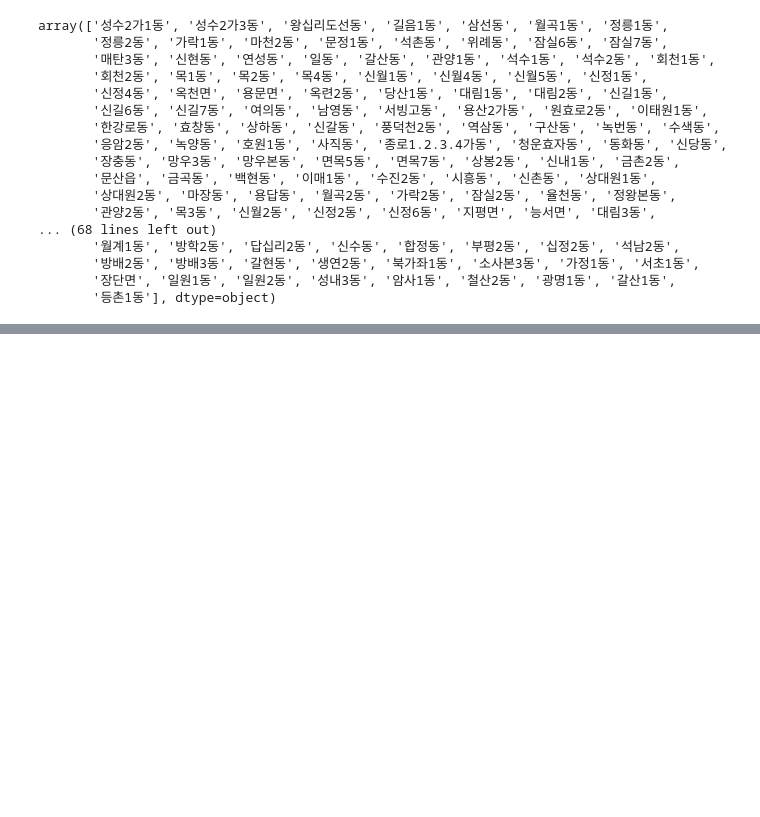
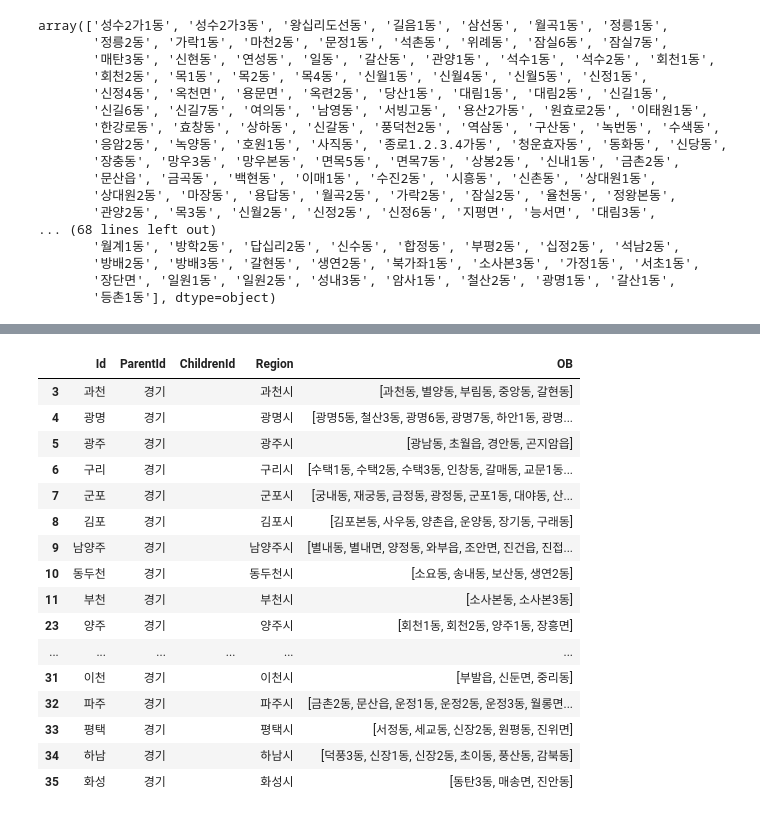
Before and after one commit to ksy52081/KnowledgeGraphSampleData, a Jupyter notebook: ClusterAnalysis.ipynb, the cells around one changed output, grey strips where cells are left out. Drawn from its saved outputs; the diff is of its cells as text; code cells hidden in the pictures; blank space fills up the shorter version.

Commit message:
[NewFeature] Child Cluster가 없는 Id 군집들 가공

```diff
--- a/ClusterAnalysis.ipynb
+++ b/ClusterAnalysis.ipynb
@@ -128,3 +128,26 @@ gyeongi_df = regionList_df[regionList_df['Region'].str.contains('시', case=Fals
 # 서울시외와 시흥시는 빼자.
 gyeongi_df = gyeongi_df[gyeongi_df['Region'] != '서울시외']
 gyeongi_df = gyeongi_df[gyeongi_df['Region'] != '시흥시']
+# %%
+# 경기 2는 2티어 경기도들.구 레벨의 동네를 모으기 위해 만든다.
+
+gyeongi_df2 = gyeongi_df.copy()
+gyeongi_df2[['ParentId', 'Id']] = gyeongi_df2['Region'].str.split('시', n=1, expand=True)
+# %%
+gyeongi_df1 = gyeongi_df2.copy()
+# gyeongi_df1 = gyeongi_df1.drop(columns="Region")
+gyeongi_df1=gyeongi_df1.rename(columns={"Id": 'ChildrenId'})
+gyeongi_df1=gyeongi_df1.rename(columns={"ParentId": 'Id'})
+gyeongi_df1["ParentId"] = "경기"
+# %%
+gyeongi_df1 = gyeongi_df1[['Id', 'ParentId','ChildrenId', 'Region']]
+
+# 경기도 구 기준 테이블에 OA OB 를 합쳐 동 불러오기
+gyeongi_df1 = pd.merge(gyeongi_df1, merged_df, left_on = 'Region', right_on = 'OA', how='left')
+
+# 중복된 데이터 제거
+gyeongi_df1 = gyeongi_df1.drop_duplicates(subset=['Id', 'ParentId', 'ChildrenId', 'Region', 'OA', 'OB'])
+# merged_df = merged_df.drop_duplicates(subset=['Unique_DA','Unique_DB'])
+
+# GroupBy로 OB를 묶기
+gyeongi_df1 = gyeongi_df1.groupby(['Id','ParentId','ChildrenId','Region'])['OB'].apply(list).reset_index()
@@ -130,0 +179,28 @@ gyeongi_df = gyeongi_df[gyeongi_df['Region'] != '시흥시']
+# %%
+#  ChildrenId가 없는 녀석들만 따로 모으자.
+# gyeongi_df1[~gyeongi_df1['ChildrenId'].isna()]
+gyeongi_df1_1 = gyeongi_df1[gyeongi_df1['ChildrenId']=='']
+
+
+#  ChildrenId가 있는 녀석들도 따로 모으자.
+gyeongi_df1_2 = gyeongi_df1[gyeongi_df1['ChildrenId']!='']
+# %%
+gyeongi_df1_1
+# %% [output]
+|  | Id | ParentId | ChildrenId | Region | OB |
+| 3 | 과천 | 경기 |  | 과천시 | [과천동, 별양동, 부림동, 중앙동, 갈현동] |
+| 4 | 광명 | 경기 |  | 광명시 | [광명5동, 철산3동, 광명6동, 광명7동, 하안1동, 광명... |
+| 5 | 광주 | 경기 |  | 광주시 | [광남동, 초월읍, 경안동, 곤지암읍] |
+| 6 | 구리 | 경기 |  | 구리시 | [수택1동, 수택2동, 수택3동, 인창동, 갈매동, 교문1동... |
+| 7 | 군포 | 경기 |  | 군포시 | [궁내동, 재궁동, 금정동, 광정동, 군포1동, 대야동, 산... |
+| 8 | 김포 | 경기 |  | 김포시 | [김포본동, 사우동, 양촌읍, 운양동, 장기동, 구래동] |
+| 9 | 남양주 | 경기 |  | 남양주시 | [별내동, 별내면, 양정동, 와부읍, 조안면, 진건읍, 진접... |
+| 10 | 동두천 | 경기 |  | 동두천시 | [소요동, 송내동, 보산동, 생연2동] |
+| 11 | 부천 | 경기 |  | 부천시 | [소사본동, 소사본3동] |
+| 23 | 양주 | 경기 |  | 양주시 | [회천1동, 회천2동, 양주1동, 장흥면] |
+| ... | ... | ... | ... | ... | ... |
+| 31 | 이천 | 경기 |  | 이천시 | [부발읍, 신둔면, 중리동] |
+| 32 | 파주 | 경기 |  | 파주시 | [금촌2동, 문산읍, 운정1동, 운정2동, 운정3동, 월롱면... |
+| 33 | 평택 | 경기 |  | 평택시 | [서정동, 세교동, 신장2동, 원평동, 진위면] |
+| 34 | 하남 | 경기 |  | 하남시 | [덕풍3동, 신장1동, 신장2동, 초이동, 풍산동, 감북동] |
+| 35 | 화성 | 경기 |  | 화성시 | [동탄3동, 매송면, 진안동] |
```
Also changed, not shown: parts of 5 cells of this notebook.
